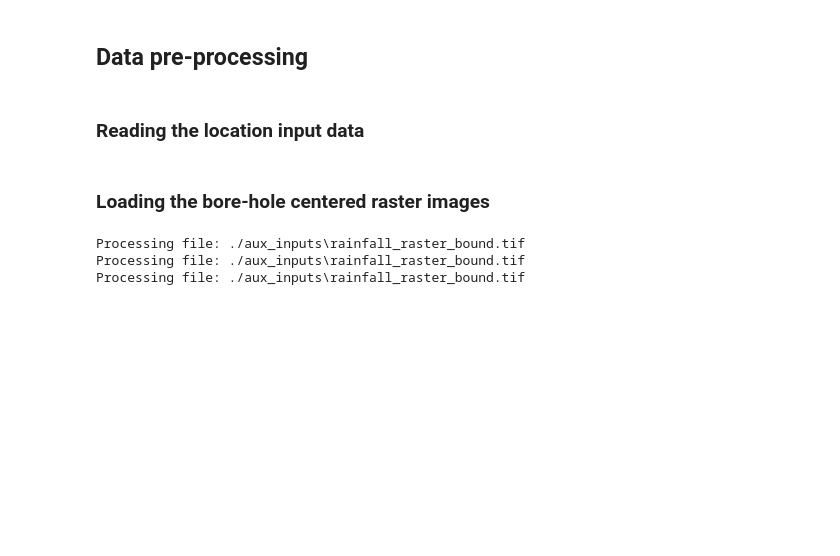
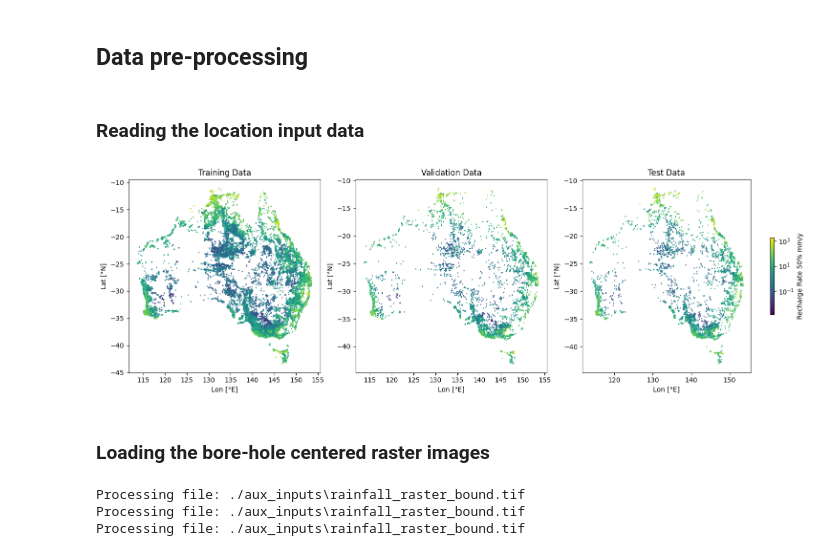
Before and after one commit to Roseparsley8972/CEGM2003-Water, a Jupyter notebook: New model/CNN_from_R/CNN_final.ipynb, the cells around one changed output. Drawn from its saved outputs; the diff is of its cells as text; code cells hidden in the pictures; blank space fills up the shorter version.

```diff
--- a/New model/CNN_from_R/CNN_final.ipynb
+++ b/New model/CNN_from_R/CNN_final.ipynb
@@ -65,6 +65,38 @@ X_train_loc, y_train, X_val_loc, y_val, X_test_loc, y_test = load_data('../data/
 # load the training,validation and test dataset from the workflow
 #wf = Workflow()
 #X_train_loc,y_train, X_val_loc, y_val, X_test_loc, y_test = wf.load_data()
+# %%
+fig, axs = plt.subplots(1, 3, figsize=(15, 5))
+
+# Determine the common color range for all scatter plots
+vmin = min(y_train.min(), y_val.min(), y_test.min())
+vmax = max(y_train.max(), y_val.max(), y_test.max())
+
+# Training Data
+axs[0].scatter(X_train_loc.lon, X_train_loc.lat, c=y_train, s=0.5, cmap='viridis', norm=LogNorm(vmin=vmin, vmax=vmax))
+axs[0].set_title('Training Data')
+axs[0].set_xlabel('Lon [°E]')
+axs[0].set_ylabel('Lat [°N]')
+
+# Validation Data
+axs[1].scatter(X_val_loc.lon, X_val_loc.lat, c=y_val, s=0.5, cmap='viridis', norm=LogNorm(vmin=vmin, vmax=vmax))
+axs[1].set_title('Validation Data')
+axs[1].set_xlabel('Lon [°E]')
+axs[1].set_ylabel('Lat [°N]')
+
+# Test Data
+sc = axs[2].scatter(X_test_loc.lon, X_test_loc.lat, c=y_test, s=0.5, cmap='viridis', norm=LogNorm(vmin=vmin, vmax=vmax))
+axs[2].set_title('Test Data')
+axs[2].set_xlabel('Lon [°E]')
+axs[2].set_ylabel('Lat [°N]')
+
+# Add a colorbar only for the Test Data plot
+cbar = fig.colorbar(sc, ax=axs[2], orientation='vertical', fraction=0.02, pad=0.1)
+cbar.set_label('Recharge Rate 50% mm/y')
+
+plt.tight_layout()
+# %% [output]
+[figure, added]
 # %% [markdown]
 ### Loading the bore-hole centered raster images
 # %%
```
Also changed, not shown: parts of 8 cells of this notebook, 12 other files.
